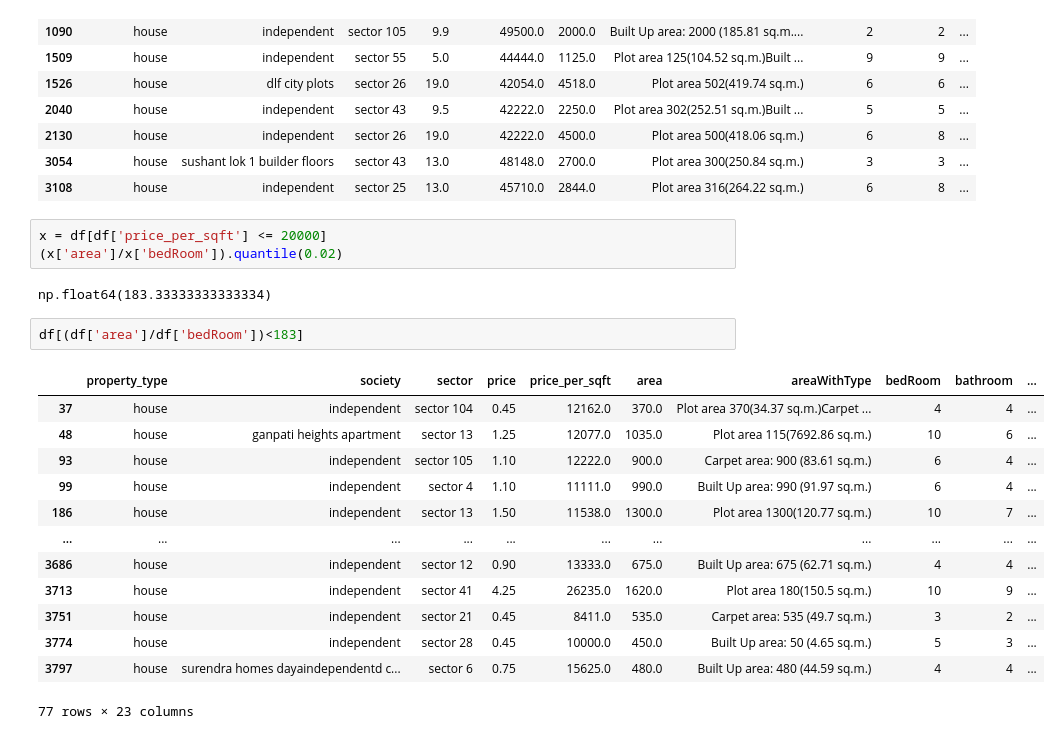
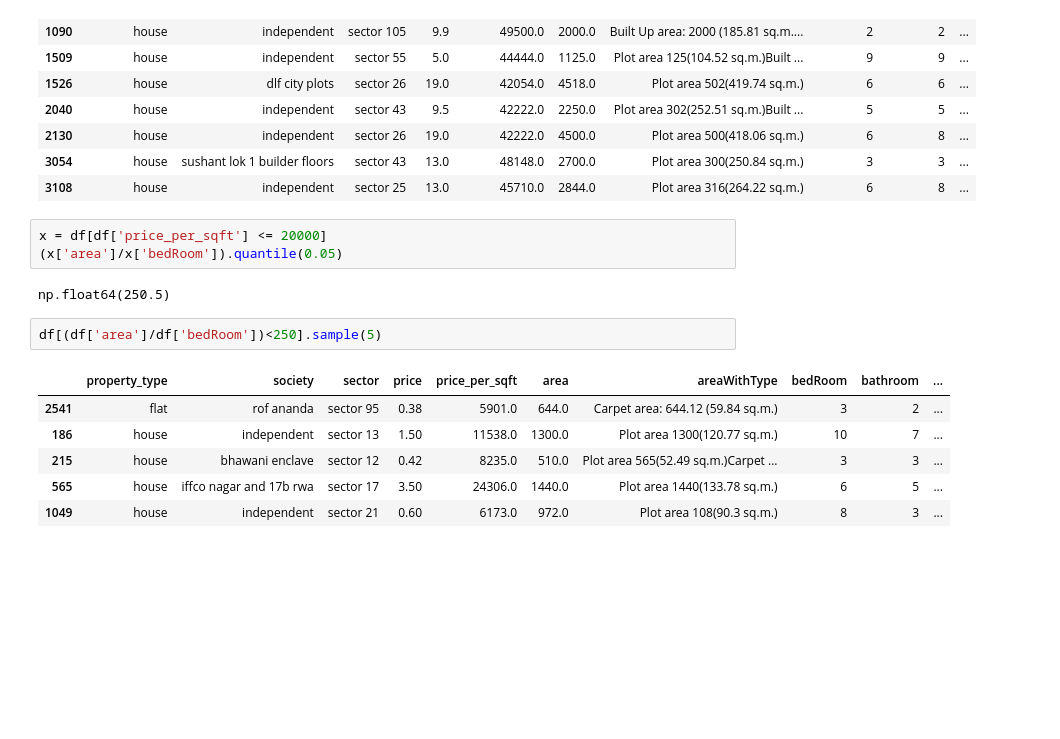
Before and after one commit to sahilshore/real-estate-intelligence, a Jupyter notebook: EDA/outlier-treatment.ipynb, the cells around one changed output. Cells and saved outputs as stored; diff of their text form; blank space fills up the shorter version.

```diff
--- a/EDA/outlier-treatment.ipynb
+++ b/EDA/outlier-treatment.ipynb
@@ -673,22 +673,15 @@ df[df['price_per_sqft'] > 42000]
 | 3108 | house | independent | sector 25 | 13.0 | 45710.0 | 2844.0 | Plot area 316(264.22 sq.m.) | 6 | 8 | ... |
 # %%
 x = df[df['price_per_sqft'] <= 20000]
-(x['area']/x['bedRoom']).quantile(0.02)
+(x['area']/x['bedRoom']).quantile(0.05)
 # %% [output]
-np.float64(183.33333333333334)
+np.float64(250.5)
 # %%
-df[(df['area']/df['bedRoom'])<183]
+df[(df['area']/df['bedRoom'])<250].sample(5)
 # %% [output]
 |  | property_type | society | sector | price | price_per_sqft | area | areaWithType | bedRoom | bathroom | ... |
-| 37 | house | independent | sector 104 | 0.45 | 12162.0 | 370.0 | Plot area 370(34.37 sq.m.)Carpet ... | 4 | 4 | ... |
-| 48 | house | ganpati heights apartment | sector 13 | 1.25 | 12077.0 | 1035.0 | Plot area 115(7692.86 sq.m.) | 10 | 6 | ... |
-| 93 | house | independent | sector 105 | 1.10 | 12222.0 | 900.0 | Carpet area: 900 (83.61 sq.m.) | 6 | 4 | ... |
-| 99 | house | independent | sector 4 | 1.10 | 11111.0 | 990.0 | Built Up area: 990 (91.97 sq.m.) | 6 | 4 | ... |
+| 2541 | flat | rof ananda | sector 95 | 0.38 | 5901.0 | 644.0 | Carpet area: 644.12 (59.84 sq.m.) | 3 | 2 | ... |
 | 186 | house | independent | sector 13 | 1.50 | 11538.0 | 1300.0 | Plot area 1300(120.77 sq.m.) | 10 | 7 | ... |
-| ... | ... | ... | ... | ... | ... | ... | ... | ... | ... | ... |
-| 3686 | house | independent | sector 12 | 0.90 | 13333.0 | 675.0 | Built Up area: 675 (62.71 sq.m.) | 4 | 4 | ... |
-| 3713 | house | independent | sector 41 | 4.25 | 26235.0 | 1620.0 | Plot area 180(150.5 sq.m.) | 10 | 9 | ... |
-| 3751 | house | independent | sector 21 | 0.45 | 8411.0 | 535.0 | Carpet area: 535 (49.7 sq.m.) | 3 | 2 | ... |
-| 3774 | house | independent | sector 28 | 0.45 | 10000.0 | 450.0 | Built Up area: 50 (4.65 sq.m.) | 5 | 3 | ... |
-| 3797 | house | surendra homes dayaindependentd c... | sector 6 | 0.75 | 15625.0 | 480.0 | Built Up area: 480 (44.59 sq.m.) | 4 | 4 | ... |
+| 215 | house | bhawani enclave | sector 12 | 0.42 | 8235.0 | 510.0 | Plot area 565(52.49 sq.m.)Carpet ... | 3 | 3 | ... |
+| 565 | house | iffco nagar and 17b rwa | sector 17 | 3.50 | 24306.0 | 1440.0 | Plot area 1440(133.78 sq.m.) | 6 | 5 | ... |
+| 1049 | house | independent | sector 21 | 0.60 | 6173.0 | 972.0 | Plot area 108(90.3 sq.m.) | 8 | 3 | ... |
-77 rows × 23 columns
```
Also changed, not shown: parts of 14 cells of this notebook, 1 other file.
